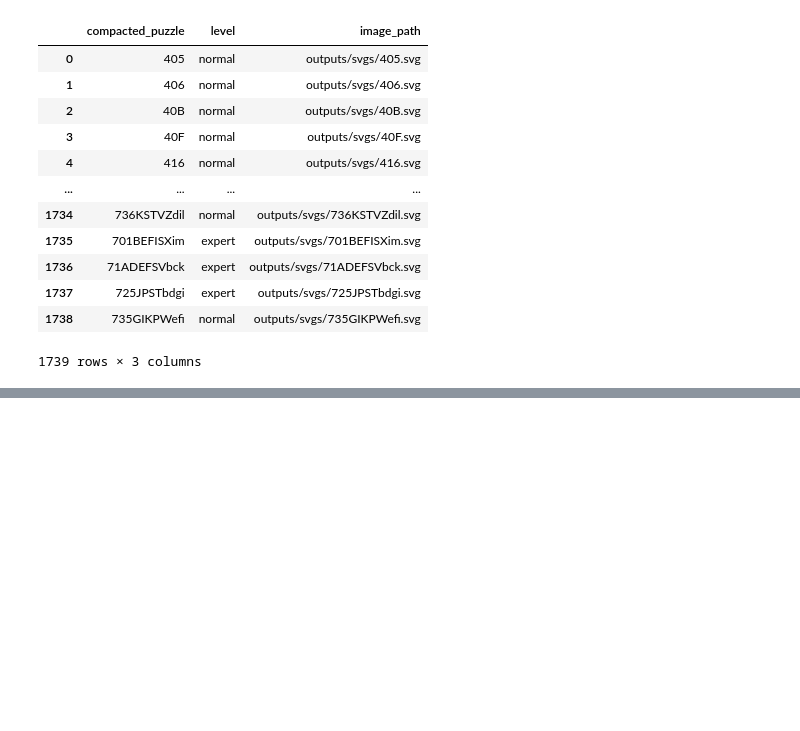
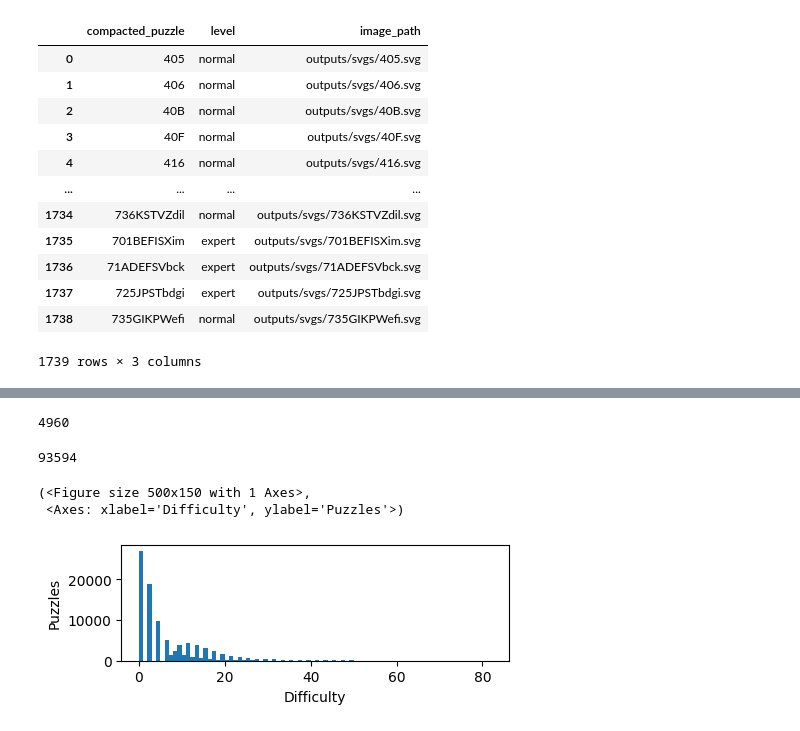
Before and after one commit to Zulko/sudodle, a Jupyter notebook: study/simulation_results.ipynb, the cells around one changed output, grey strips where cells are left out. Drawn from its saved outputs; the diff is of its cells as text; code cells hidden in the pictures; blank space fills up the shorter version.

```diff
--- a/study/simulation_results.ipynb
+++ b/study/simulation_results.ipynb
@@ -313,0 +363,50 @@ http://localhost:5173/?gridSize=5&strictMode=false&visualCues=true&mode=single-t
+# %%
+unique_to_p6 = set()
+s5_p45_puzzles_set = set(
+    [tuple(puzzle) for puzzle in s5_p4_puzzles + list(unique_to_p5)]
+)
+for puzzle in s5_p6_puzzles:
+    for i in range(len(puzzle)):
+        reduced_puzzle = tuple(puzzle[:i] + puzzle[i + 1 :])
+        reduced_puzzle = standardize_tile_tuple(reduced_puzzle)
+        if reduced_puzzle in s5_p45_puzzles_set:
+            break
+    else:
+        unique_to_p6.add(standardize_tile_tuple(puzzle))
+print(len(unique_to_p6))
+difficulties = []
+for puzzle in unique_to_p6:
+    difficulty = score_puzzle_difficulty(puzzle, 5)
+    difficulties.append(difficulty)
+
+assert list(set(difficulties)) == [0]
+# plot_puzzles_to_pdf(unique_to_p5, 5, "outputs/s5-p5.pdf")
+# %% [output]
+4960
+# %%
+unique_to_s6p7 = set()
+s6_p6_puzzles_set = set([tuple(puzzle) for puzzle in s6_p6_puzzles])
+for puzzle in s6_p7_puzzles:
+    for i in range(len(puzzle)):
+        reduced_puzzle = tuple(puzzle[:i] + puzzle[i + 1 :])
+        reduced_puzzle = standardize_tile_tuple(reduced_puzzle)
+        if reduced_puzzle in s6_p6_puzzles_set:
+            break
+    else:
+        unique_to_s6p7.add(standardize_tile_tuple(puzzle))
+print(len(unique_to_s6p7))
+# %% [output]
+93594
+# %%
+from tqdm.auto import tqdm
+
+difficulties = []
+for puzzle in tqdm(unique_to_s6p7):
+    difficulty = score_puzzle_difficulty(puzzle, 6)
+    difficulties.append(difficulty)
+
+plot_difficulty_histogram(difficulties)
+# %% [output]
+(<Figure size 500x150 with 1 Axes>,
+ <Axes: xlabel='Difficulty', ylabel='Puzzles'>)
+[figure, added]
```
Also changed, not shown: parts of 6 cells of this notebook, 2 other files.
